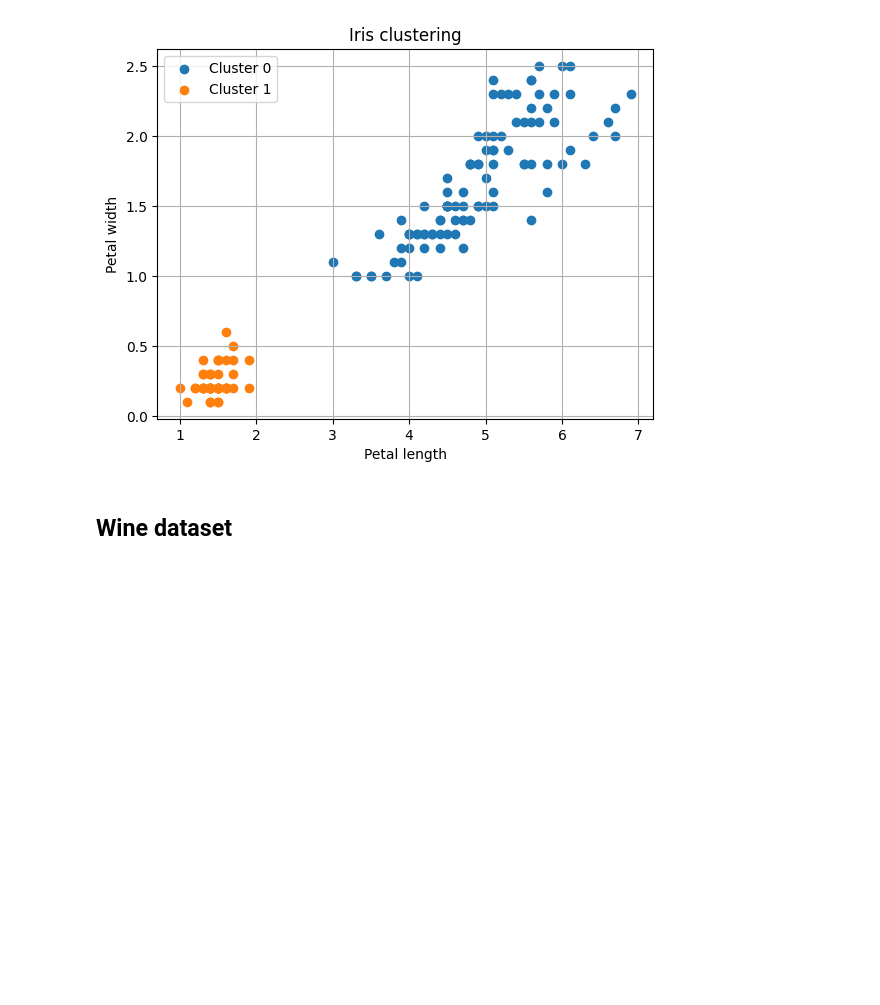
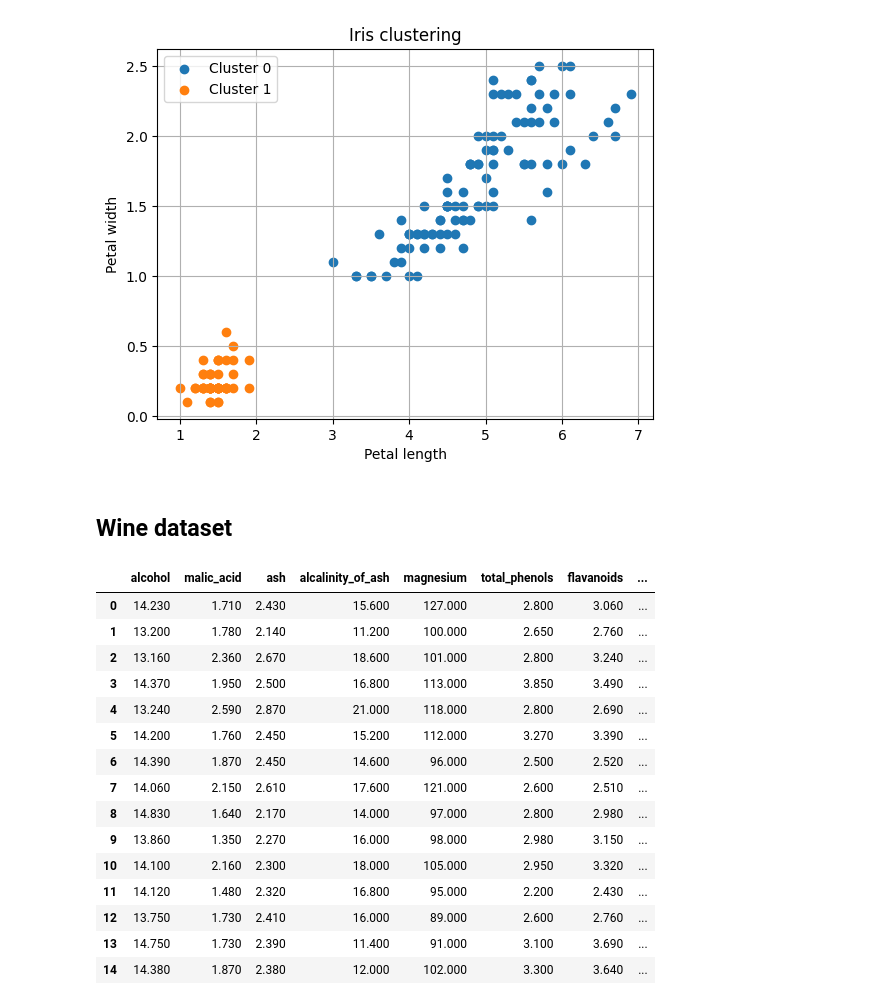
Before and after one commit to python-developer-algebra-klujic/pyds-ponavljanje, a Jupyter notebook: 15_Clustering_02.ipynb, the cells around one changed output. Drawn from its saved outputs; the diff is of its cells as text; code cells hidden in the pictures; blank space fills up the shorter version.

```diff
--- a/15_Clustering_02.ipynb
+++ b/15_Clustering_02.ipynb
@@ -252,3 +252,24 @@ plt.grid(True)
 [figure]
 # %% [markdown]
 ## Wine dataset
+# %%
+wine = load_wine(as_frame=True)
+df_wine = wine.frame.copy()
+df_wine.head(15)
+# %% [output]
+|  | alcohol | malic_acid | ash | alcalinity_of_ash | magnesium | total_phenols | flavanoids | ... |
+| 0 | 14.230 | 1.710 | 2.430 | 15.600 | 127.000 | 2.800 | 3.060 | ... |
+| 1 | 13.200 | 1.780 | 2.140 | 11.200 | 100.000 | 2.650 | 2.760 | ... |
+| 2 | 13.160 | 2.360 | 2.670 | 18.600 | 101.000 | 2.800 | 3.240 | ... |
+| 3 | 14.370 | 1.950 | 2.500 | 16.800 | 113.000 | 3.850 | 3.490 | ... |
+| 4 | 13.240 | 2.590 | 2.870 | 21.000 | 118.000 | 2.800 | 2.690 | ... |
+| 5 | 14.200 | 1.760 | 2.450 | 15.200 | 112.000 | 3.270 | 3.390 | ... |
+| 6 | 14.390 | 1.870 | 2.450 | 14.600 | 96.000 | 2.500 | 2.520 | ... |
+| 7 | 14.060 | 2.150 | 2.610 | 17.600 | 121.000 | 2.600 | 2.510 | ... |
+| 8 | 14.830 | 1.640 | 2.170 | 14.000 | 97.000 | 2.800 | 2.980 | ... |
+| 9 | 13.860 | 1.350 | 2.270 | 16.000 | 98.000 | 2.980 | 3.150 | ... |
+| 10 | 14.100 | 2.160 | 2.300 | 18.000 | 105.000 | 2.950 | 3.320 | ... |
+| 11 | 14.120 | 1.480 | 2.320 | 16.800 | 95.000 | 2.200 | 2.430 | ... |
+| 12 | 13.750 | 1.730 | 2.410 | 16.000 | 89.000 | 2.600 | 2.760 | ... |
+| 13 | 14.750 | 1.730 | 2.390 | 11.400 | 91.000 | 3.100 | 3.690 | ... |
+| 14 | 14.380 | 1.870 | 2.380 | 12.000 | 102.000 | 3.300 | 3.640 | ... |
```
Also changed, not shown: parts of 5 cells of this notebook.
